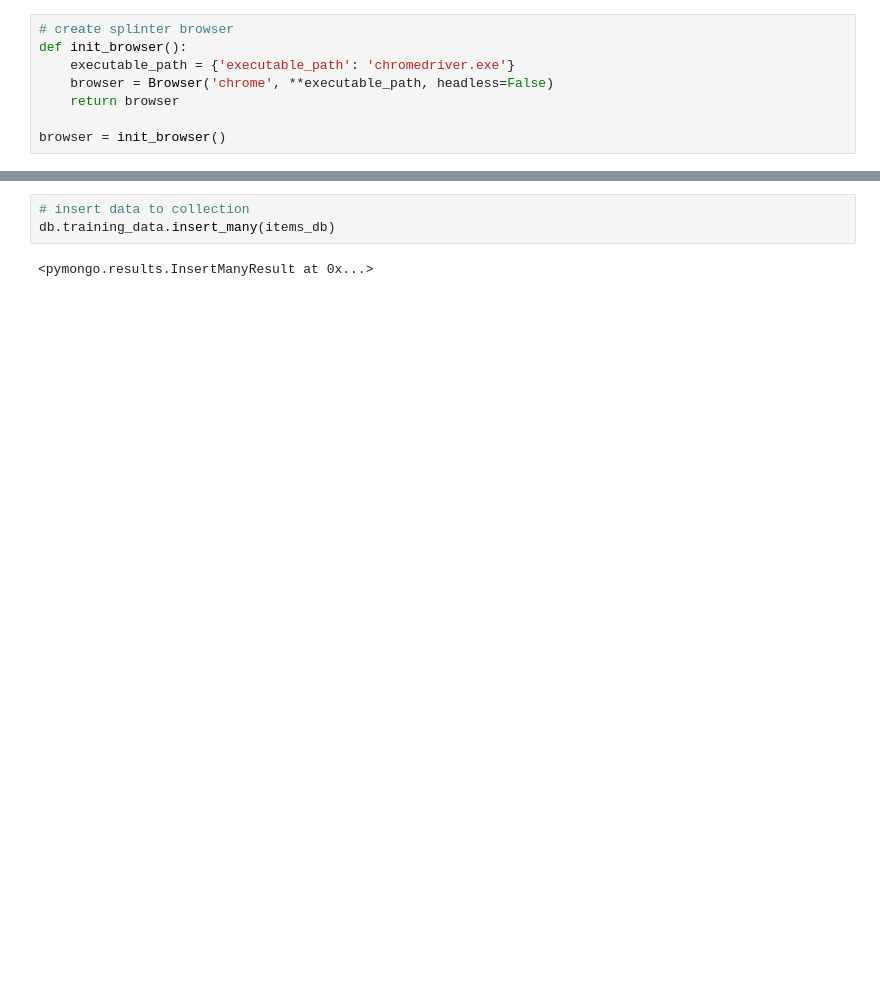
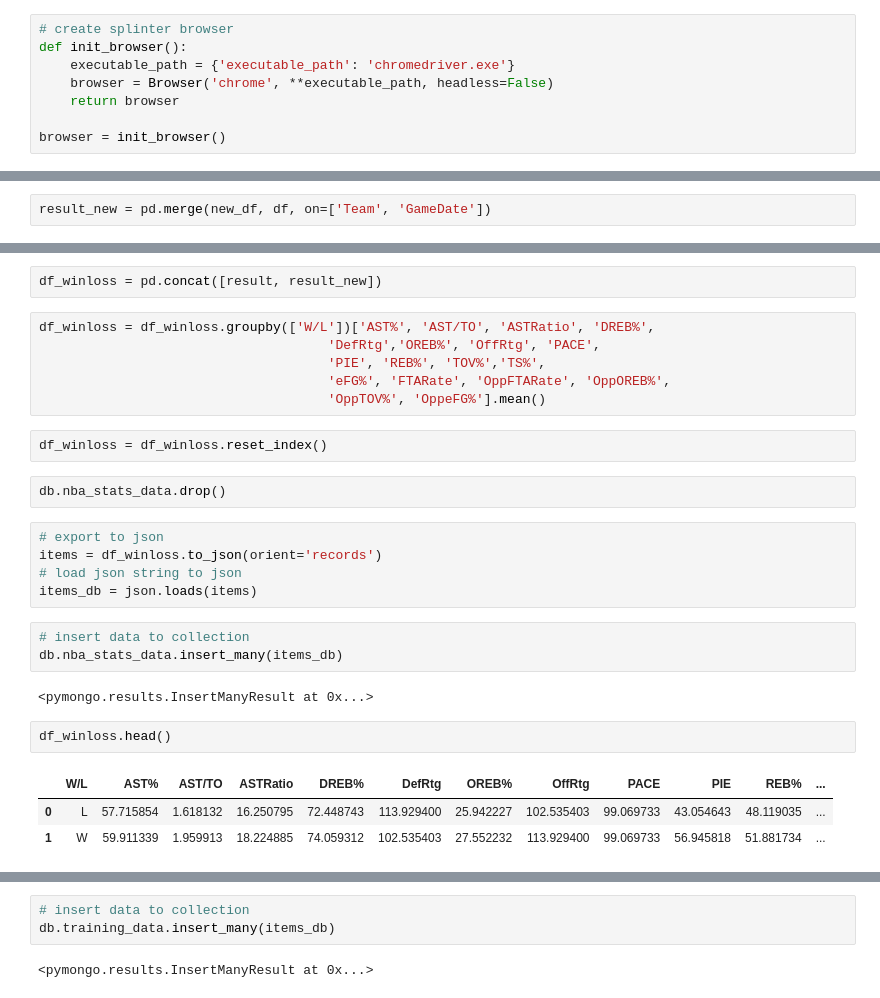
Before and after one commit to charlehl/project-three-nba-predict, a Jupyter notebook: exploratory/nba_scrape.ipynb, the cells around one changed output, grey strips where cells are left out. Drawn from its saved outputs; the diff is of its cells as text; blank space fills up the shorter version.

```diff
--- a/exploratory/nba_scrape.ipynb
+++ b/exploratory/nba_scrape.ipynb
@@ -61,0 +182,2 @@ db.training_data.drop()
+# %%
+result_new = pd.merge(new_df, df, on=['Team', 'GameDate'])
@@ -61,0 +188,28 @@ db.training_data.drop()
+# %%
+df_winloss = pd.concat([result, result_new])
+# %%
+df_winloss = df_winloss.groupby(['W/L'])['AST%', 'AST/TO', 'ASTRatio', 'DREB%',
+                                     'DefRtg','OREB%', 'OffRtg', 'PACE',
+                                     'PIE', 'REB%', 'TOV%','TS%',
+                                     'eFG%', 'FTARate', 'OppFTARate', 'OppOREB%',
+                                     'OppTOV%', 'OppeFG%'].mean()
+# %%
+df_winloss = df_winloss.reset_index()
+# %%
+db.nba_stats_data.drop()
+# %%
+# export to json
+items = df_winloss.to_json(orient='records')
+# load json string to json
+items_db = json.loads(items)
+# %%
+# insert data to collection
+db.nba_stats_data.insert_many(items_db)
+# %% [output]
+<pymongo.results.InsertManyResult at 0x...>
+# %%
+df_winloss.head()
+# %% [output]
+|  | W/L | AST% | AST/TO | ASTRatio | DREB% | DefRtg | OREB% | OffRtg | PACE | PIE | REB% | ... |
+| 0 | L | 57.715854 | 1.618132 | 16.250795 | 72.448743 | 113.929400 | 25.942227 | 102.535403 | 99.069733 | 43.054643 | 48.119035 | ... |
+| 1 | W | 59.911339 | 1.959913 | 18.224885 | 74.059312 | 102.535403 | 27.552232 | 113.929400 | 99.069733 | 56.945818 | 51.881734 | ... |
```
Also changed, not shown: parts of 93 cells of this notebook, 57 other files.
